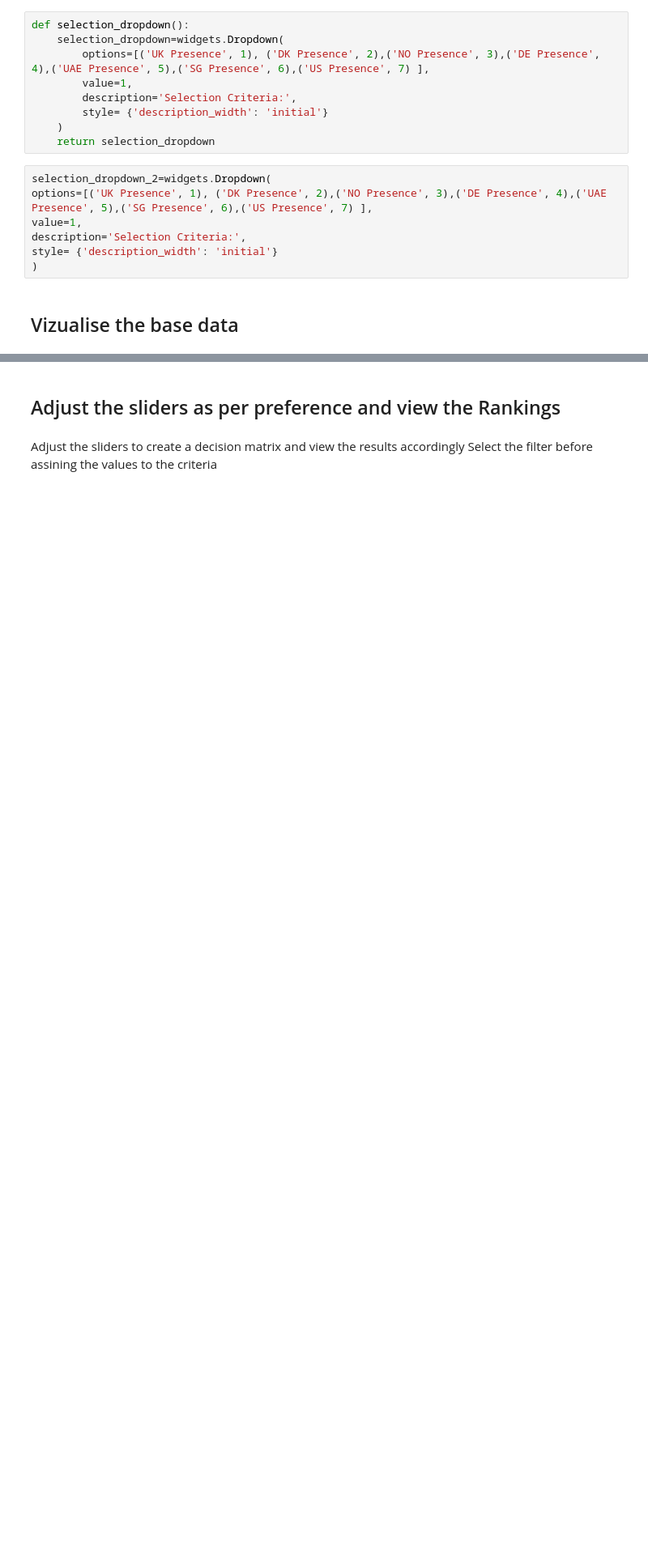
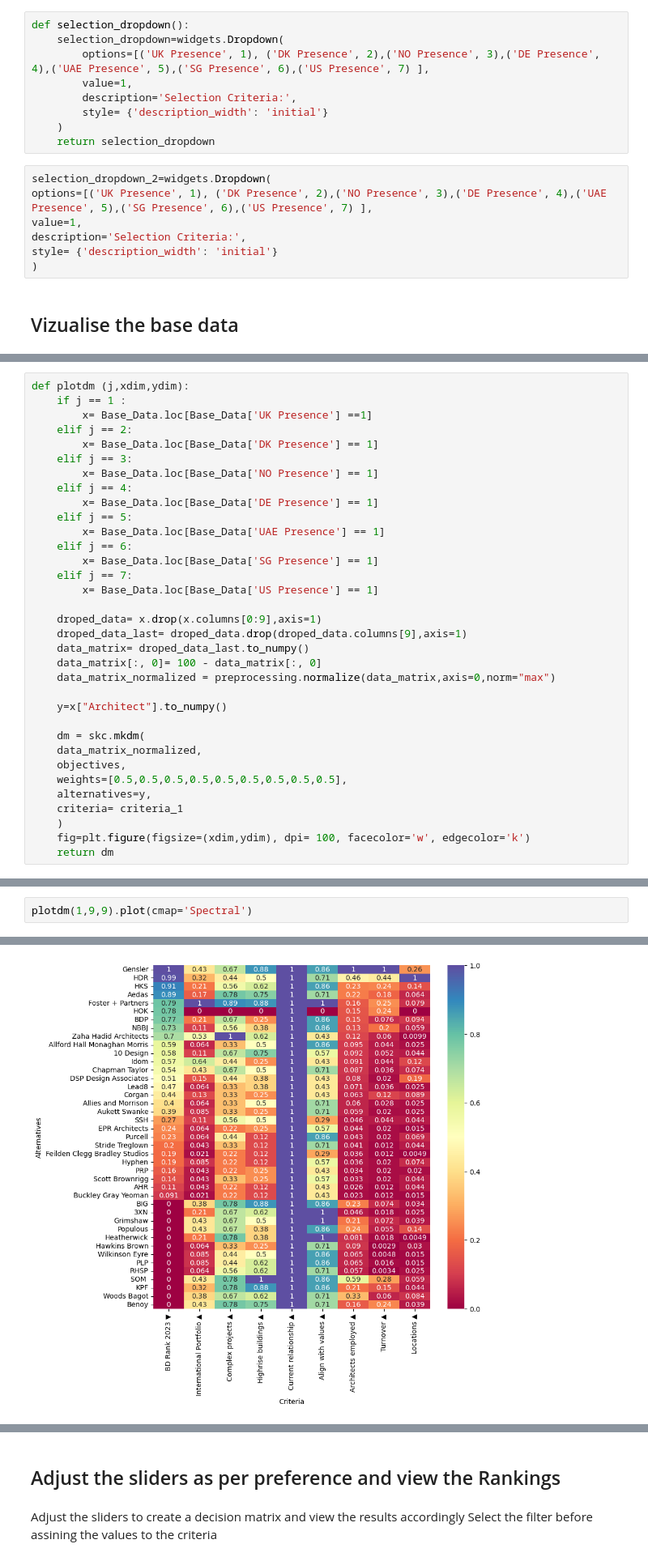
Before and after one commit to adityaramboll/MCDA_Tool, a Jupyter notebook: MCDA_Architects_List_Updated.ipynb, the cells around one changed output, grey strips where cells are left out. Shown at 81% size. Saved outputs shown, nothing was run; the diff lists cells and outputs as text; blank space fills up the shorter version.

```diff
--- a/MCDA_Architects_List_Updated.ipynb
+++ b/MCDA_Architects_List_Updated.ipynb
@@ -150,0 +101,34 @@ interactive(children=(Dropdown(description='Selection Criteria:', options=(('UK
+# %%
+def plotdm (j,xdim,ydim):
+    if j == 1 :
+        x= Base_Data.loc[Base_Data['UK Presence'] ==1]
+    elif j == 2:
+        x= Base_Data.loc[Base_Data['DK Presence'] == 1]
+    elif j == 3:
+        x= Base_Data.loc[Base_Data['NO Presence'] == 1]
+    elif j == 4:
+        x= Base_Data.loc[Base_Data['DE Presence'] == 1]
+    elif j == 5:
+        x= Base_Data.loc[Base_Data['UAE Presence'] == 1]
+    elif j == 6:
+        x= Base_Data.loc[Base_Data['SG Presence'] == 1]
+    elif j == 7:
+        x= Base_Data.loc[Base_Data['US Presence'] == 1]
+
+    droped_data= x.drop(x.columns[0:9],axis=1)
+    droped_data_last= droped_data.drop(droped_data.columns[9],axis=1)
+    data_matrix= droped_data_last.to_numpy()
+    data_matrix[:, 0]= 100 - data_matrix[:, 0]
+    data_matrix_normalized = preprocessing.normalize(data_matrix,axis=0,norm="max")
+
+    y=x["Architect"].to_numpy()
+
+    dm = skc.mkdm(
+    data_matrix_normalized,
+    objectives,
+    weights=[0.5,0.5,0.5,0.5,0.5,0.5,0.5,0.5,0.5],
+    alternatives=y,
+    criteria= criteria_1
+    )
+    fig=plt.figure(figsize=(xdim,ydim), dpi= 100, facecolor='w', edgecolor='k')
+    return dm
@@ -150,0 +137,3 @@ interactive(children=(Dropdown(description='Selection Criteria:', options=(('UK
+# %%
+plotdm(1,9,9).plot(cmap='Spectral')
+# %% [output]
@@ -150,0 +141 @@ interactive(children=(Dropdown(description='Selection Criteria:', options=(('UK
+[figure, added]
```
Also changed, not shown: parts of 18 cells of this notebook.
